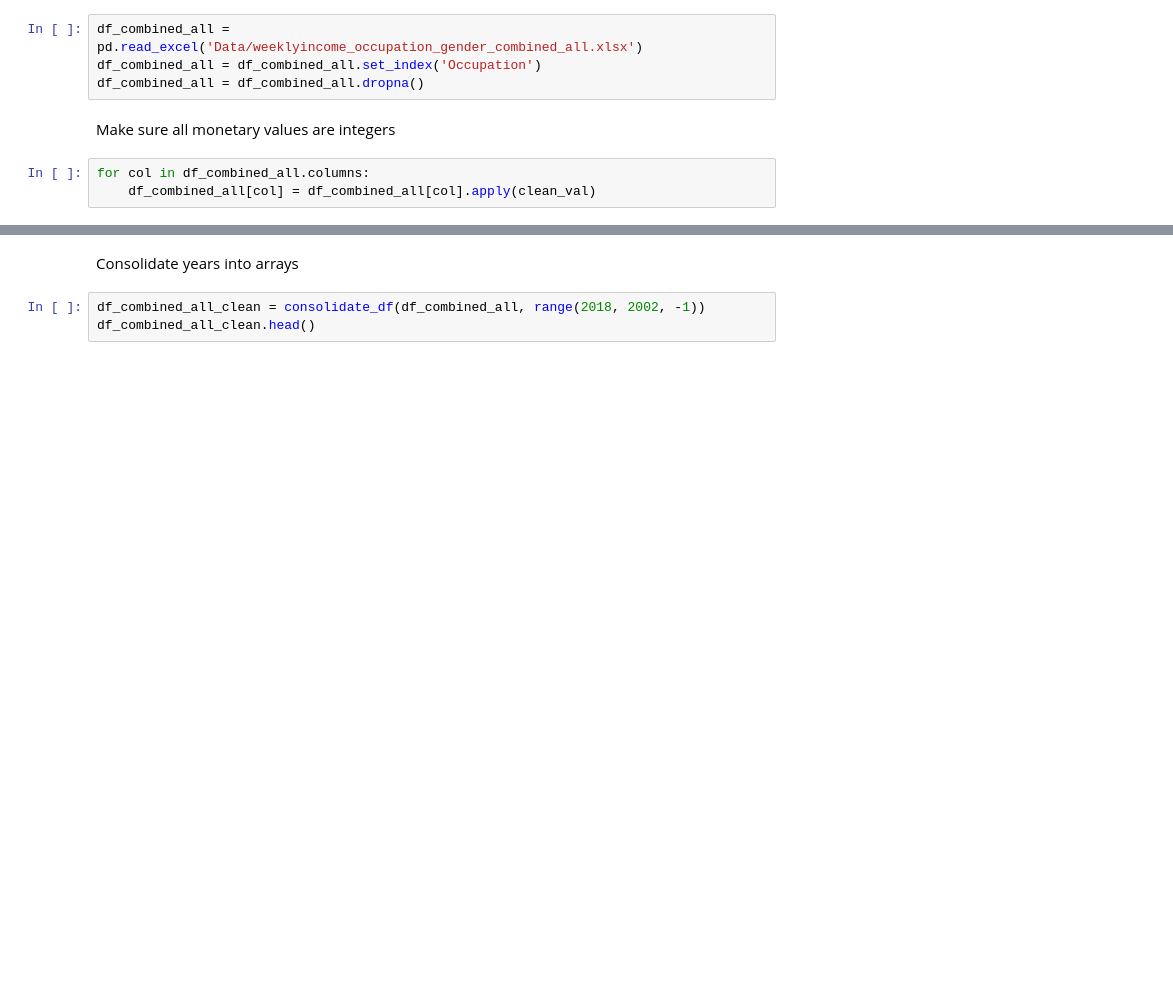
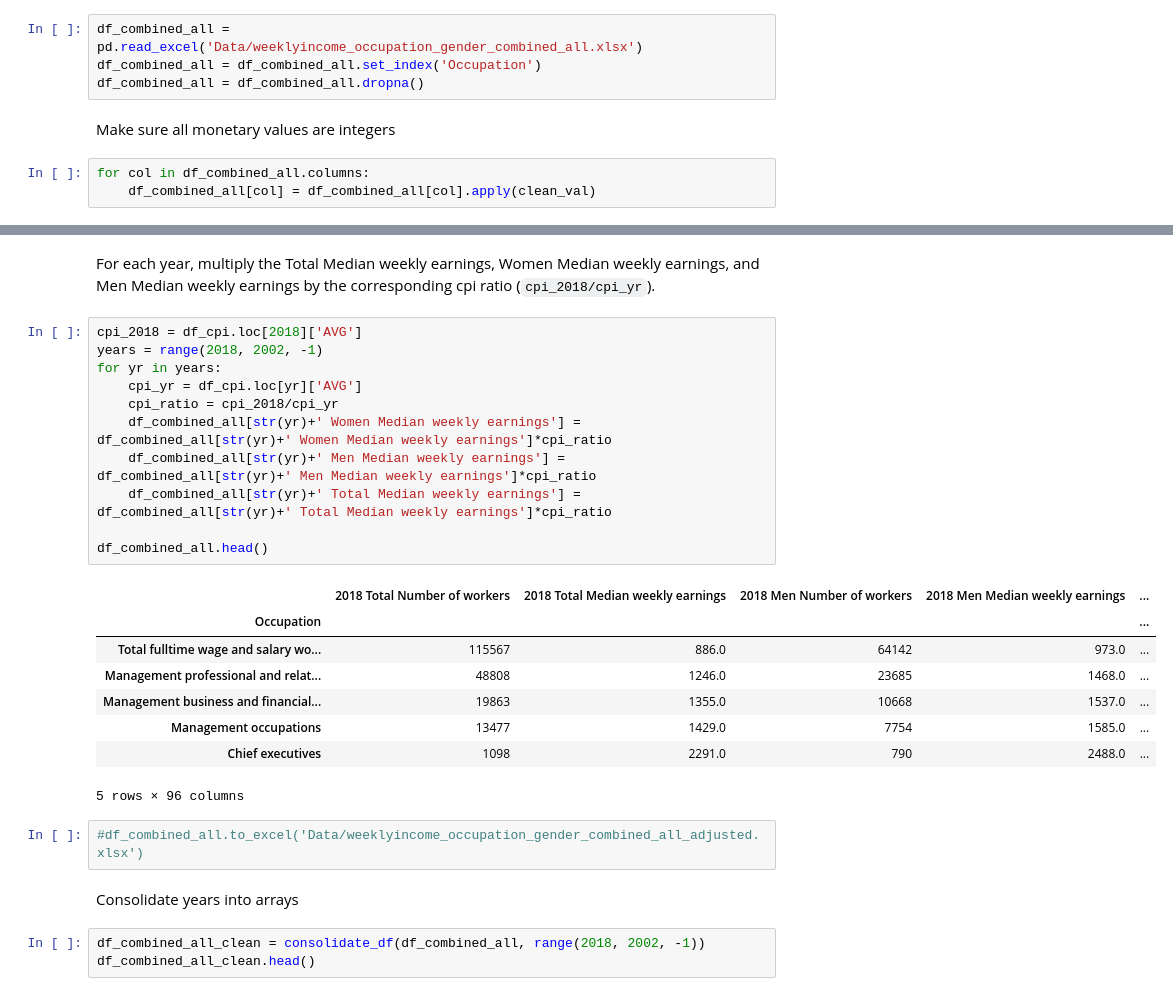
Before and after one commit to coverney/ThinkStats2, a Jupyter notebook: project2/Women Weekly Income and Occupation Time Analysis Data Cleaning.ipynb, the cells around one changed output, grey strips where cells are left out. Drawn from its saved outputs; the diff is of its cells as text; blank space fills up the shorter version.

```diff
--- a/project2/Women Weekly Income and Occupation Time Analysis Data Cleaning.ipynb
+++ b/project2/Women Weekly Income and Occupation Time Analysis Data Cleaning.ipynb
@@ -370,3 +386,27 @@ df_combined_all.tail()
+# %% [markdown]
+For each year, multiply the Total Median weekly earnings, Women Median weekly earnings, and Men Median weekly earnings by the corresponding cpi ratio (`cpi_2018/cpi_yr`).
+# %%
+cpi_2018 = df_cpi.loc[2018]['AVG']
+years = range(2018, 2002, -1)
+for yr in years:
+    cpi_yr = df_cpi.loc[yr]['AVG']
+    cpi_ratio = cpi_2018/cpi_yr
+    df_combined_all[str(yr)+' Women Median weekly earnings'] = df_combined_all[str(yr)+' Women Median weekly earnings']*cpi_ratio
+    df_combined_all[str(yr)+' Men Median weekly earnings'] = df_combined_all[str(yr)+' Men Median weekly earnings']*cpi_ratio
+    df_combined_all[str(yr)+' Total Median weekly earnings'] = df_combined_all[str(yr)+' Total Median weekly earnings']*cpi_ratio
+
+df_combined_all.head()
+# %% [output]
+|  | 2018 Total Number of workers | 2018 Total Median weekly earnings | 2018 Men Number of workers | 2018 Men Median weekly earnings | ... |
+| Occupation |  |  |  |  | ... |
+| Total fulltime wage and salary wo... | 115567 | 886.0 | 64142 | 973.0 | ... |
+| Management professional and relat... | 48808 | 1246.0 | 23685 | 1468.0 | ... |
+| Management business and financial... | 19863 | 1355.0 | 10668 | 1537.0 | ... |
+| Management occupations | 13477 | 1429.0 | 7754 | 1585.0 | ... |
+| Chief executives | 1098 | 2291.0 | 790 | 2488.0 | ... |
+5 rows × 96 columns
+# %%
+#df_combined_all.to_excel('Data/weeklyincome_occupation_gender_combined_all_adjusted.xlsx')
 # %% [markdown]
 Consolidate years into arrays
 # %%
```
Also changed, not shown: parts of 13 cells of this notebook, 5 other files.
